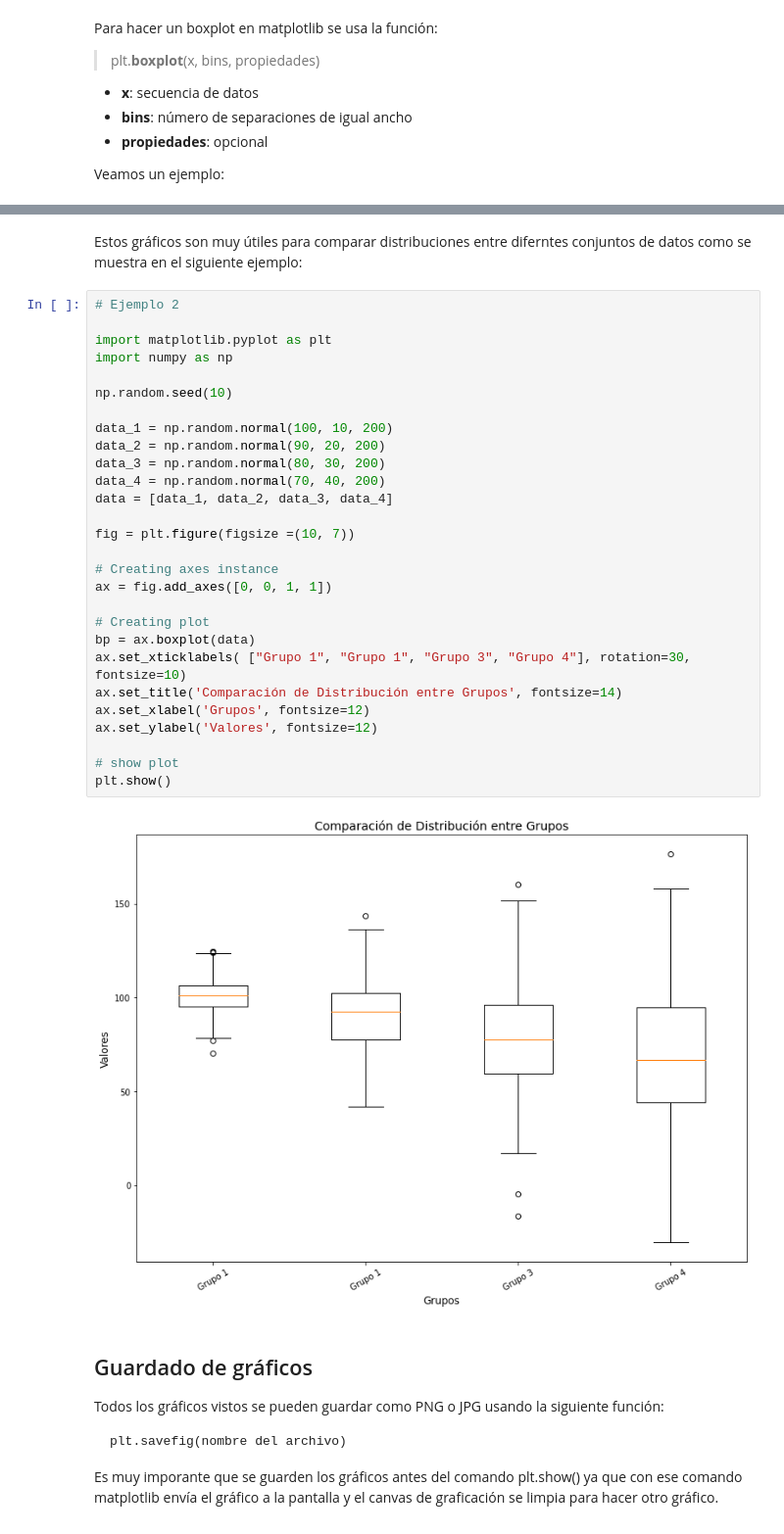
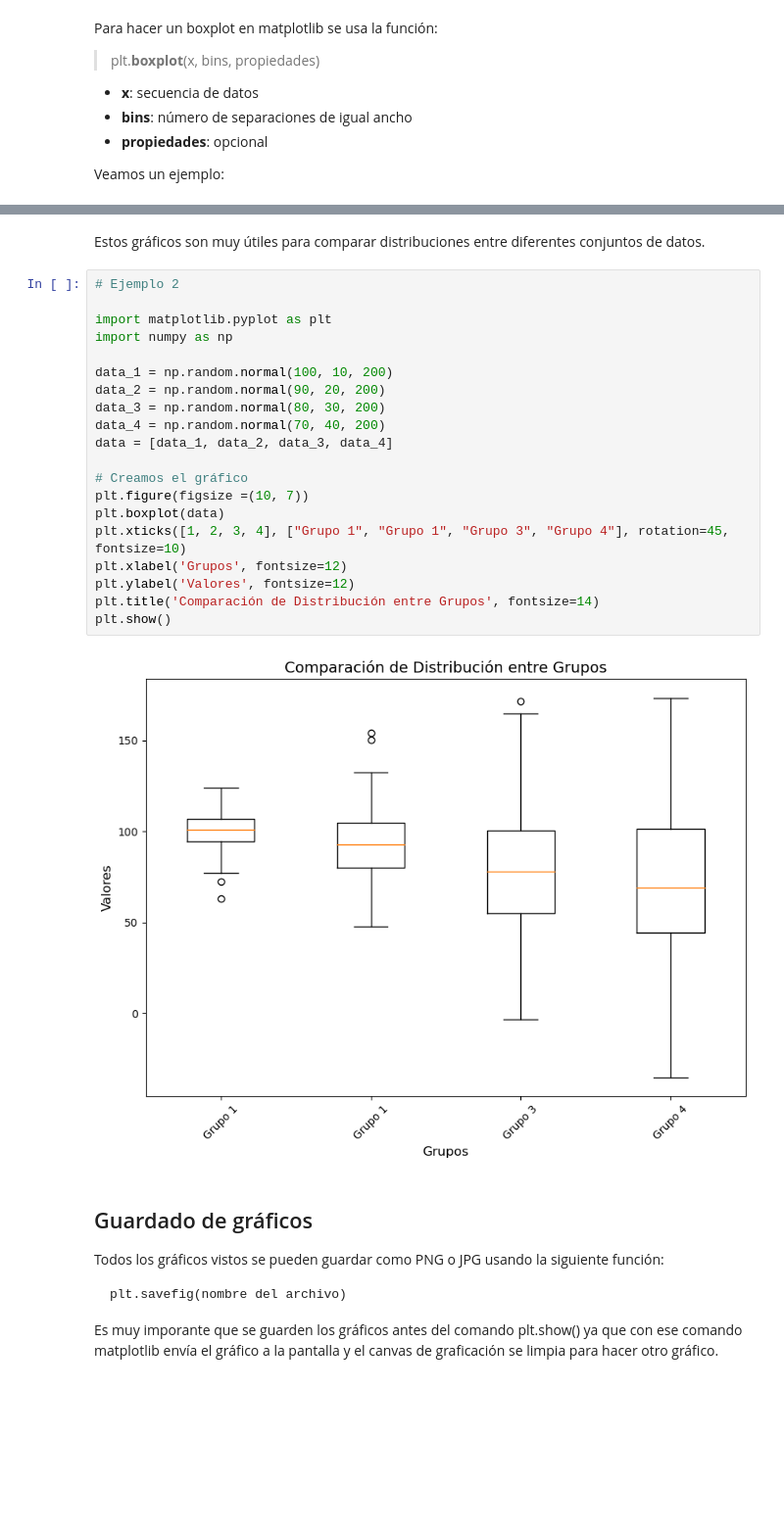
Before and after one commit to ftommasini/taller-python-cientifico, a Jupyter notebook: 3_Visualizacion_Datos.ipynb, the cells around one changed output, grey strips where cells are left out. Shown at 98% size. Drawn from its saved outputs; the diff is of its cells as text; blank space fills up the shorter version.

```diff
--- a/3_Visualizacion_Datos.ipynb
+++ b/3_Visualizacion_Datos.ipynb
@@ -266,35 +243,27 @@ plt.show()
 # %% [markdown]
-Estos gráficos son muy útiles para comparar distribuciones entre diferntes conjuntos de datos como se muestra en el siguiente ejemplo:
+Estos gráficos son muy útiles para comparar distribuciones entre diferentes conjuntos de datos.
 # %%
 # Ejemplo 2
 
 import matplotlib.pyplot as plt
 import numpy as np
-
-np.random.seed(10)
 
 data_1 = np.random.normal(100, 10, 200)
 data_2 = np.random.normal(90, 20, 200)
 data_3 = np.random.normal(80, 30, 200)
 data_4 = np.random.normal(70, 40, 200)
 data = [data_1, data_2, data_3, data_4]
 
-fig = plt.figure(figsize =(10, 7))
-
-# Creating axes instance
-ax = fig.add_axes([0, 0, 1, 1])
-
-# Creating plot
-bp = ax.boxplot(data)
-ax.set_xticklabels( ["Grupo 1", "Grupo 1", "Grupo 3", "Grupo 4"], rotation=30, fontsize=10)
-ax.set_title('Comparación de Distribución entre Grupos', fontsize=14)
-ax.set_xlabel('Grupos', fontsize=12)
-ax.set_ylabel('Valores', fontsize=12)
-
-# show plot
+# Creamos el gráfico
+plt.figure(figsize =(10, 7))
+plt.boxplot(data)
+plt.xticks([1, 2, 3, 4], ["Grupo 1", "Grupo 1", "Grupo 3", "Grupo 4"], rotation=45, fontsize=10)
+plt.xlabel('Grupos', fontsize=12)
+plt.ylabel('Valores', fontsize=12)
+plt.title('Comparación de Distribución entre Grupos', fontsize=14)
 plt.show()
 # %% [output]
-[figure, old version]
+[figure, new version]
 # %% [markdown]
 ## Guardado de gráficos
 
```
Also changed, not shown: parts of 69 cells of this notebook, 6 other files.
